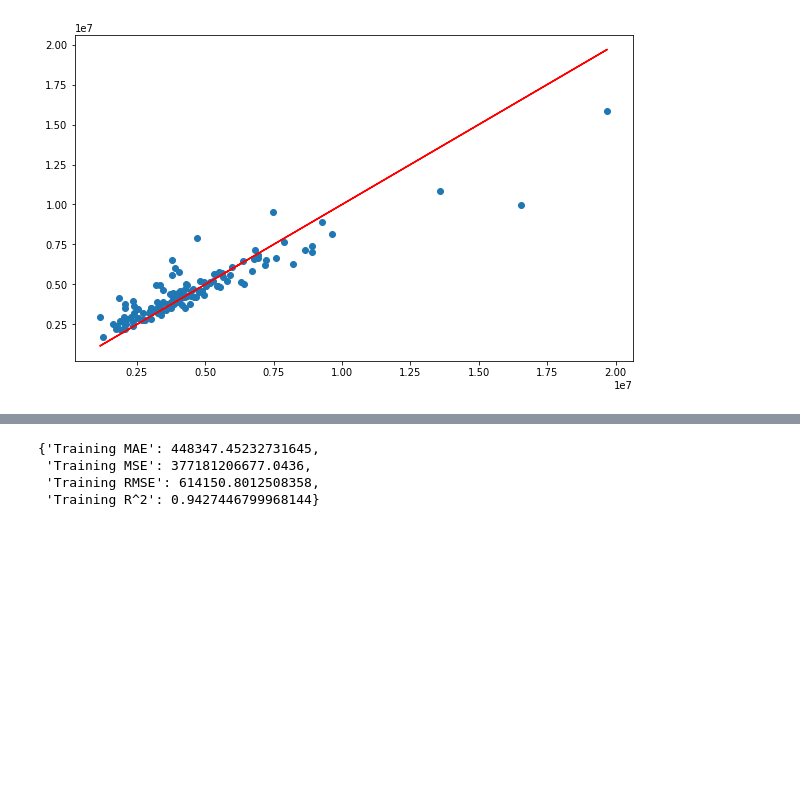
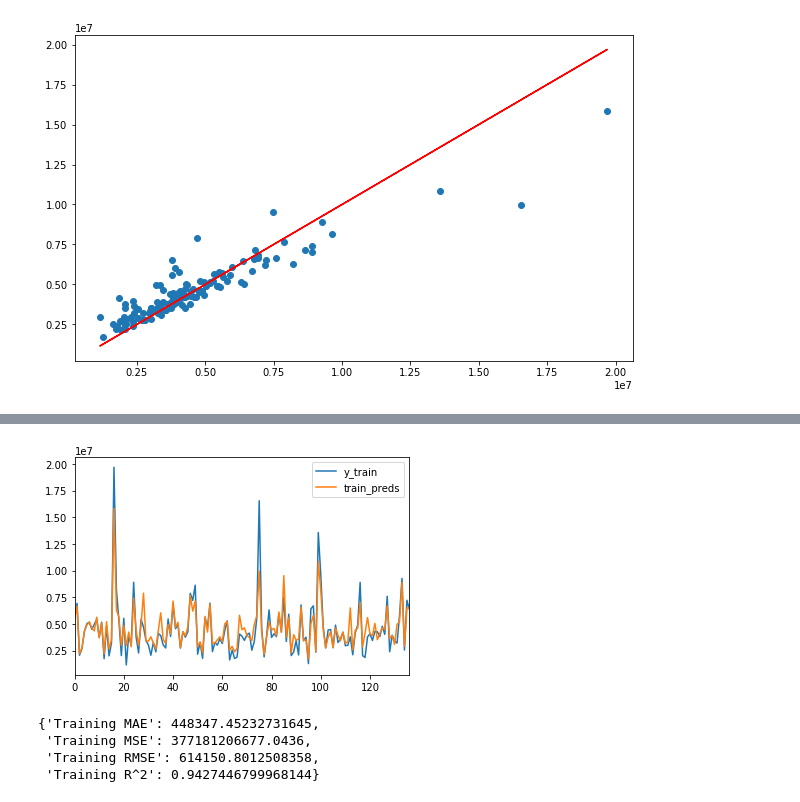
Before and after one commit to sekhar0146/ML_regression_projects, a Jupyter notebook: restaurant-revenue-prediction_regression.ipynb, the cells around one changed output, grey strips where cells are left out. Cells and saved outputs as stored; diff of their text form; code cells hidden in the pictures; blank space fills up the shorter version.

```diff
--- a/restaurant-revenue-prediction_regression.ipynb
+++ b/restaurant-revenue-prediction_regression.ipynb
@@ -320,3 +320,8 @@ plt.scatter(y_train, train_preds_rf)
 plt.plot(y_train, y_train, 'r');  # lineplot
 # %% [output]
 [figure]
+# %%
+df2 = pd.DataFrame()
+df2['y_train'] = y_train
+df2['train_preds'] = train_preds_rf
+df2
@@ -323,3 +342,7 @@ plt.plot(y_train, y_train, 'r');  # lineplot
+# %%
+df2.plot();
+# %% [output]
+[figure, added]
 # %%
 #GradientBoostingRegressor
 # %%
```
Also changed, not shown: parts of 4 cells of this notebook.
